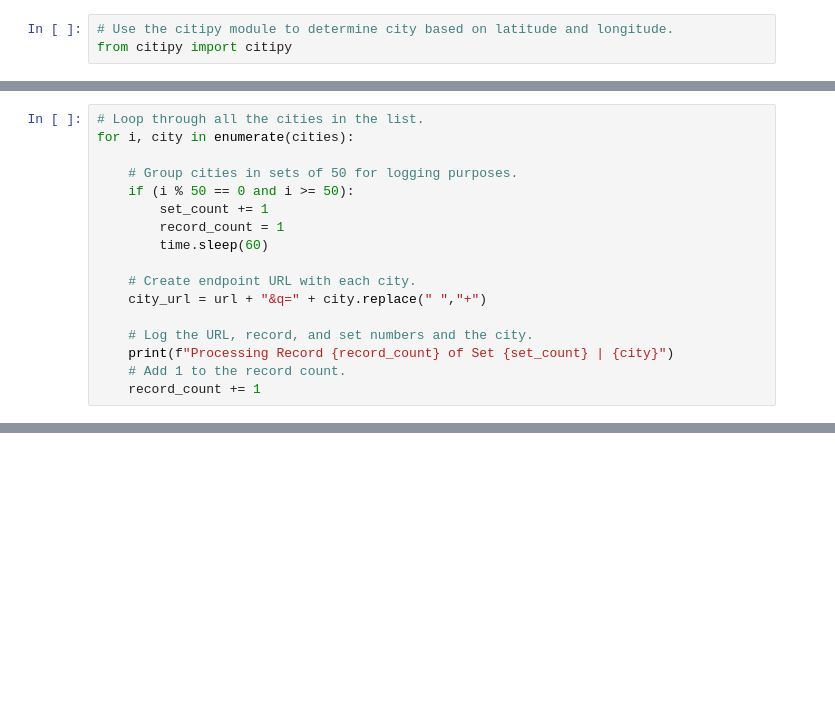
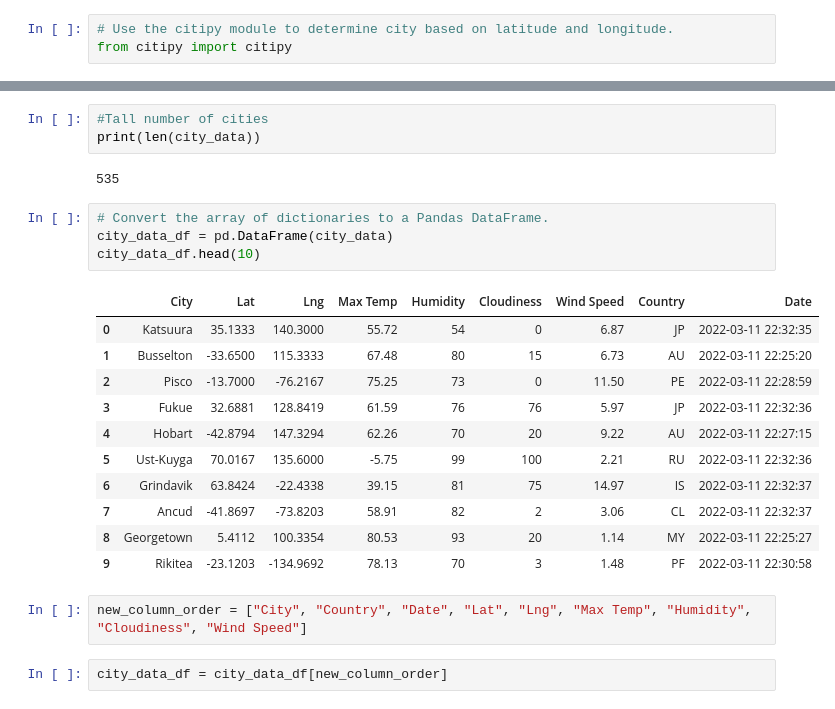
Before and after one commit to lavec0324/World_Weather_Analysis, a Jupyter notebook: WeatherPy.ipynb, the cells around one changed output, grey strips where cells are left out. Cells and saved outputs as stored; diff of their text form; blank space fills up the shorter version.

Commit message:
Through 6.3.1

```diff
--- a/WeatherPy.ipynb
+++ b/WeatherPy.ipynb
@@ -82,17 +42,0 @@ Beginning Data Retrieval
-# %%
-# Loop through all the cities in the list.
-for i, city in enumerate(cities):
-
-    # Group cities in sets of 50 for logging purposes.
-    if (i % 50 == 0 and i >= 50):
-        set_count += 1
-        record_count = 1
-        time.sleep(60)
-
-    # Create endpoint URL with each city.
-    city_url = url + "&q=" + city.replace(" ","+")
-
-    # Log the URL, record, and set numbers and the city.
-    print(f"Processing Record {record_count} of Set {set_count} | {city}")
-    # Add 1 to the record count.
-    record_count += 1
@@ -116,0 +149,25 @@ Processing Record 50 of Set 19 | lavrentiya
+# %%
+#Tall number of cities
+print(len(city_data))
+# %% [output]
+535
+# %%
+# Convert the array of dictionaries to a Pandas DataFrame.
+city_data_df = pd.DataFrame(city_data)
+city_data_df.head(10)
+# %% [output]
+|  | City | Lat | Lng | Max Temp | Humidity | Cloudiness | Wind Speed | Country | Date |
+| 0 | Katsuura | 35.1333 | 140.3000 | 55.72 | 54 | 0 | 6.87 | JP | 2022-03-11 22:32:35 |
+| 1 | Busselton | -33.6500 | 115.3333 | 67.48 | 80 | 15 | 6.73 | AU | 2022-03-11 22:25:20 |
+| 2 | Pisco | -13.7000 | -76.2167 | 75.25 | 73 | 0 | 11.50 | PE | 2022-03-11 22:28:59 |
+| 3 | Fukue | 32.6881 | 128.8419 | 61.59 | 76 | 76 | 5.97 | JP | 2022-03-11 22:32:36 |
+| 4 | Hobart | -42.8794 | 147.3294 | 62.26 | 70 | 20 | 9.22 | AU | 2022-03-11 22:27:15 |
+| 5 | Ust-Kuyga | 70.0167 | 135.6000 | -5.75 | 99 | 100 | 2.21 | RU | 2022-03-11 22:32:36 |
+| 6 | Grindavik | 63.8424 | -22.4338 | 39.15 | 81 | 75 | 14.97 | IS | 2022-03-11 22:32:37 |
+| 7 | Ancud | -41.8697 | -73.8203 | 58.91 | 82 | 2 | 3.06 | CL | 2022-03-11 22:32:37 |
+| 8 | Georgetown | 5.4112 | 100.3354 | 80.53 | 93 | 20 | 1.14 | MY | 2022-03-11 22:25:27 |
+| 9 | Rikitea | -23.1203 | -134.9692 | 78.13 | 70 | 3 | 1.48 | PF | 2022-03-11 22:30:58 |
+# %%
+new_column_order = ["City", "Country", "Date", "Lat", "Lng", "Max Temp", "Humidity", "Cloudiness", "Wind Speed"]
+# %%
+city_data_df = city_data_df[new_column_order]
```
Also changed, not shown: parts of 12 cells of this notebook, 1 other file.
